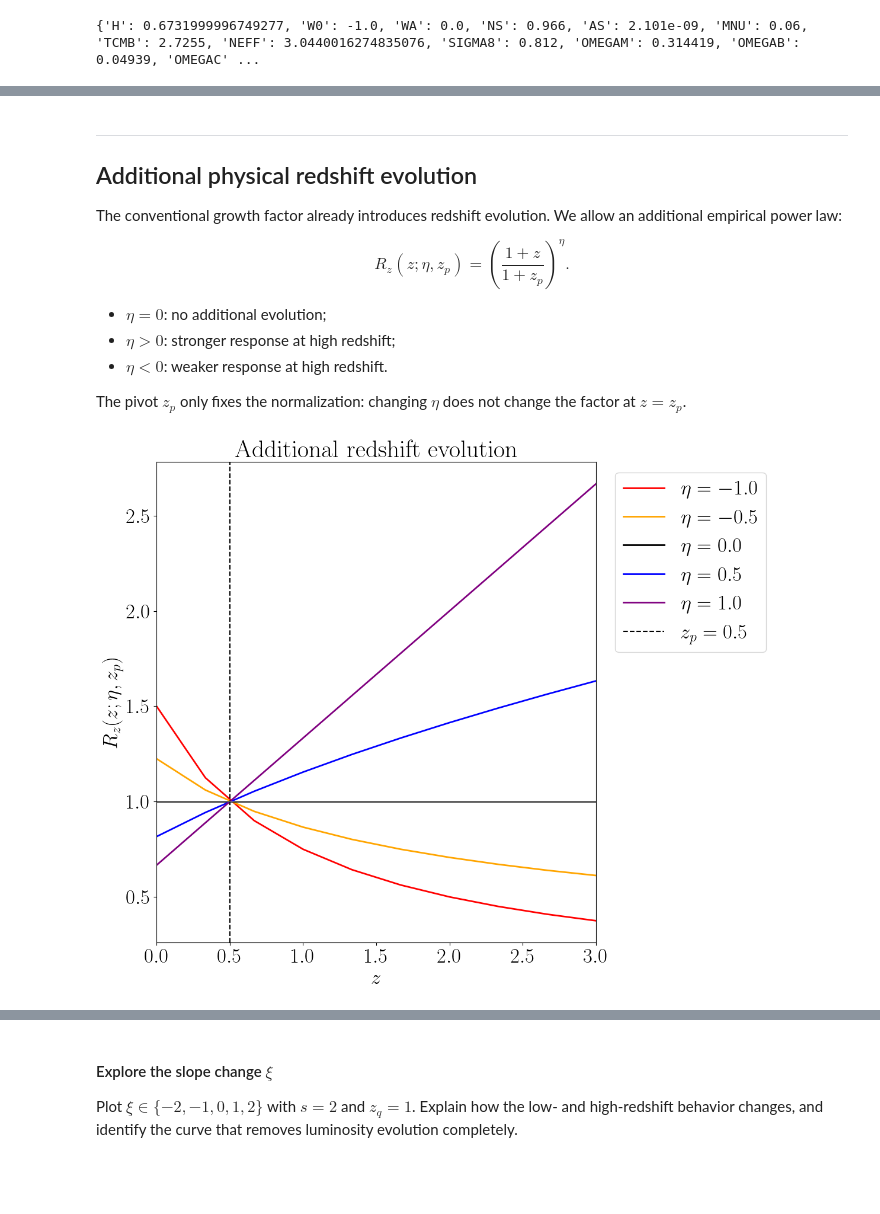
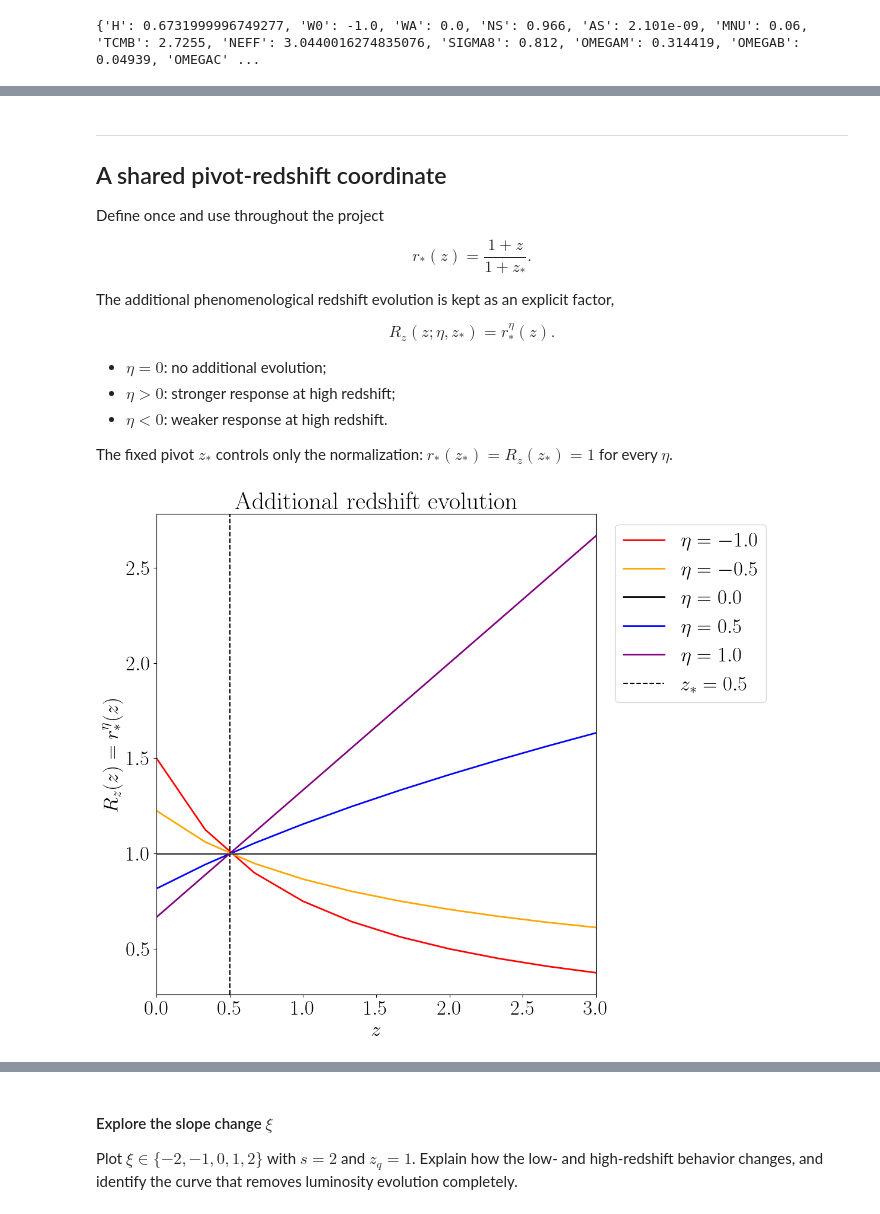
Before and after one commit to CosmoCloudZhang/IAFlowCloud, a Jupyter notebook: Code/NLA.ipynb, the cells around one changed output, grey strips where cells are left out. Saved outputs shown, nothing was run; the diff lists cells and outputs as text; code cells hidden in the pictures; blank space fills up the shorter version.

```diff
--- a/Code/NLA.ipynb
+++ b/Code/NLA.ipynb
@@ -254,16 +296,19 @@ pyplot.show()
 # %% [markdown]
 ---
 
-## Additional physical redshift evolution
+## A shared pivot-redshift coordinate
 
-The conventional growth factor already introduces redshift evolution. We allow an
-additional empirical power law:
+Define once and use throughout the project
+
+$$
+\boxed{r_\ast(z)=\frac{1+z}{1+z_\ast}}.
+$$
+
+The additional phenomenological redshift evolution is kept as an explicit factor,
 
 $$
 \boxed{
-R_z(z;\eta,z_p)
-=
-\left(\frac{1+z}{1+z_p}\right)^\eta.
+R_z(z;\eta,z_\ast)=r_\ast^\eta(z).
 }
 $$
 
@@ -271,65 +316,46 @@ $$
 - $\eta>0$: stronger response at high redshift;
 - $\eta<0$: weaker response at high redshift.
 
-The pivot $z_p$ only fixes the normalization: changing $\eta$ does not change the
-factor at $z=z_p$.
+The fixed pivot $z_\ast$ controls only the normalization:
+$r_\ast(z_\ast)=R_z(z_\ast)=1$ for every $\eta$.
-# %%
-Z_PIVOT = 0.5
-
-def redshift_factor(z, eta=0.0, z_pivot=Z_PIVOT):
-    """
-    Calculate the normalized power-law redshift factor.
-
-    Arguments:
-        z (float, list, tuple, or numpy.ndarray):
-            Redshift value or array. Every value must be greater than -1.
-        eta (float or int):
-            Additional power-law index controlling redshift evolution.
-        z_pivot (float or int):
-            Normalization pivot. It must be greater than -1.
-
-    Returns:
-        factor (numpy.float64 or numpy.ndarray):
-            The normalized factor R_z(z; eta, z_p), with the same shape as z.
-    """
-    z_array = numpy.asarray(z, dtype=float)
-
-    if numpy.any(z_array <= -1.0) or z_pivot <= -1.0:
-        raise ValueError("Redshifts and z_pivot must satisfy z > -1.")
-
-    return ((1.0 + z_array) / (1.0 + z_pivot))**eta
 # %%
 eta_list = [-1.0, -0.5, 0.0, 0.5, 1.0]
 colour_list = ["red", "orange", "black", "blue", "purple"]
+r_star_grid = pivot_redshift_ratio(z_grid, z_star=Z_STAR)
 
 figure, plot = pyplot.subplots(figsize=(12, 10))
 
 for eta, colour in zip(eta_list, colour_list):
     plot.plot(
         z_grid,
-        redshift_factor(z_grid, eta=eta),
+        redshift_factor(z_grid, eta=eta, z_star=Z_STAR),
         color=colour,
         linewidth=2,
         label=rf"$\eta={eta}$",
     )
 
 plot.axvline(
-    Z_PIVOT,
+    Z_STAR,
     color="black",
     linestyle="--",
-    label=rf"$z_p={Z_PIVOT}$",
+    label=rf"$z_\ast={Z_STAR}$",
 )
 plot.axhline(1.0, color="grey", linewidth=1)
 plot.set_xlim(z1, z2)
 plot.set_xlabel(r"$z$")
-plot.set_ylabel(r"$R_z(z;\eta,z_p)$")
+plot.set_ylabel(r"$R_z(z)=r_\ast^\eta(z)$")
 plot.set_title("Additional redshift evolution")
 plot.legend(loc="upper left", bbox_to_anchor=(1.02, 1.0))
 
 figure.tight_layout()
 pyplot.show()
+
+assert numpy.allclose(
+    pivot_redshift_ratio(Z_STAR, z_star=Z_STAR),
+    1.0,
+)
 # %% [output]
-[figure, old version]
+[figure, new version]
 # %% [markdown]
 ---
 
```
Also changed, not shown: parts of 37 cells of this notebook, 4 other files.
